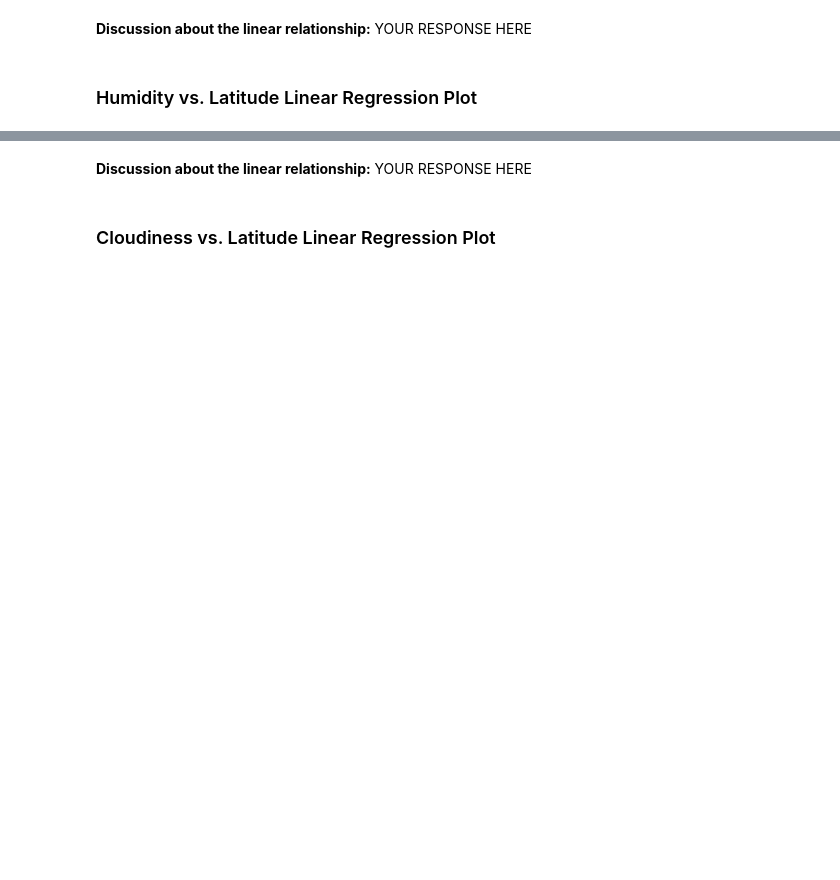
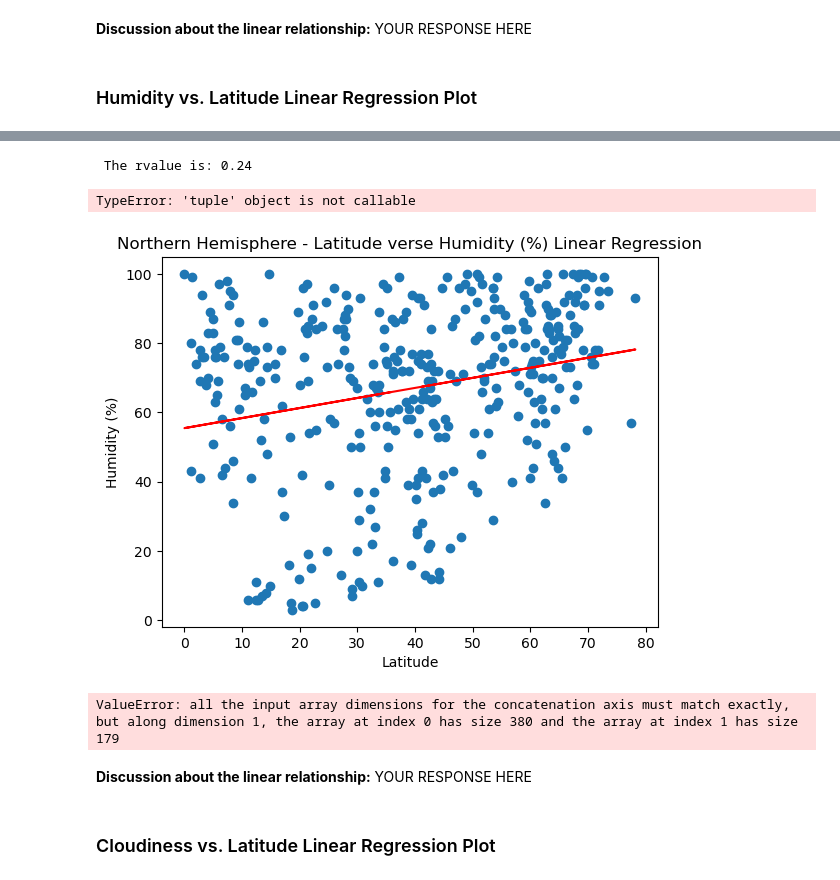
Before and after one commit to Gavin-Toole/Module-6-Python-API-Challenge, a Jupyter notebook: WeatherPy.ipynb, the cells around one changed output, grey strips where cells are left out. Cells and saved outputs as stored; diff of their text form; code cells hidden in the pictures; blank space fills up the shorter version.

```diff
--- a/WeatherPy.ipynb
+++ b/WeatherPy.ipynb
@@ -337,3 +356,21 @@ The r-value is: 0.0002808747046324607
+# %%
+# Northern Hemisphere
+x_values = northern_hemi_df["Lat"]
+y_values = northern_hemi_df["Humidity"]
+plot_linear_regression(x_values, y_values, "Latitude", "Humidity (%)", "Northern", (40,10))
+plt.show()
+# %% [output]
+ The rvalue is: 0.24
+TypeError: 'tuple' object is not callable
+[figure, added]
+# %%
+# Southern Hemisphere
+x_vaules = southern_hemi_df["Lat"]
+y_values = southern_hemi_df["Humidity"]
+plot_linear_regression(x_values, y_values, "Latitude", "Humidity (%)", "Southern", (-10, 50))
+plt.show()
+# %% [output]
+ValueError: all the input array dimensions for the concatenation axis must match exactly, but along dimension 1, the array at index 0 has size 380 and the array at index 1 has size 179
 # %% [markdown]
 **Discussion about the linear relationship:** YOUR RESPONSE HERE
 # %% [markdown]
```
Also changed, not shown: parts of 27 cells of this notebook, 5 other files.
